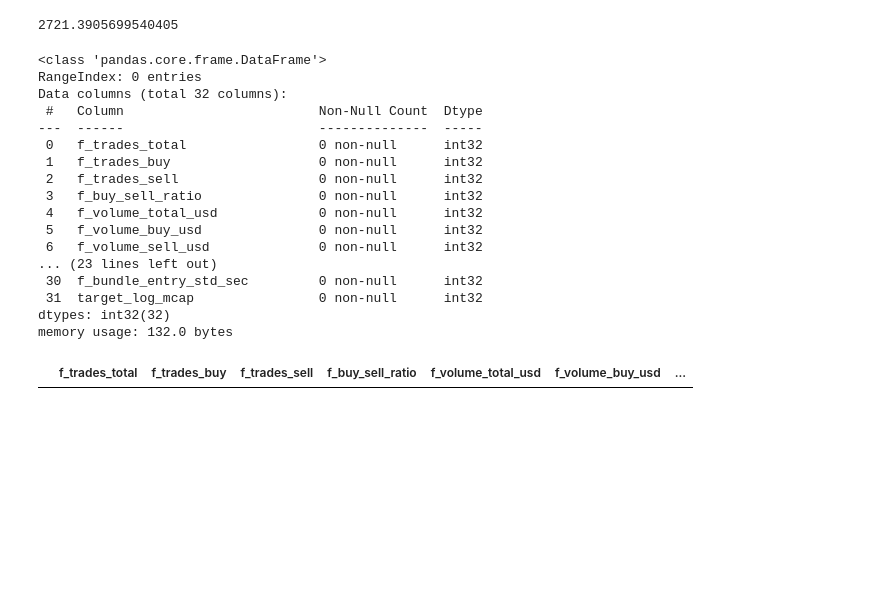
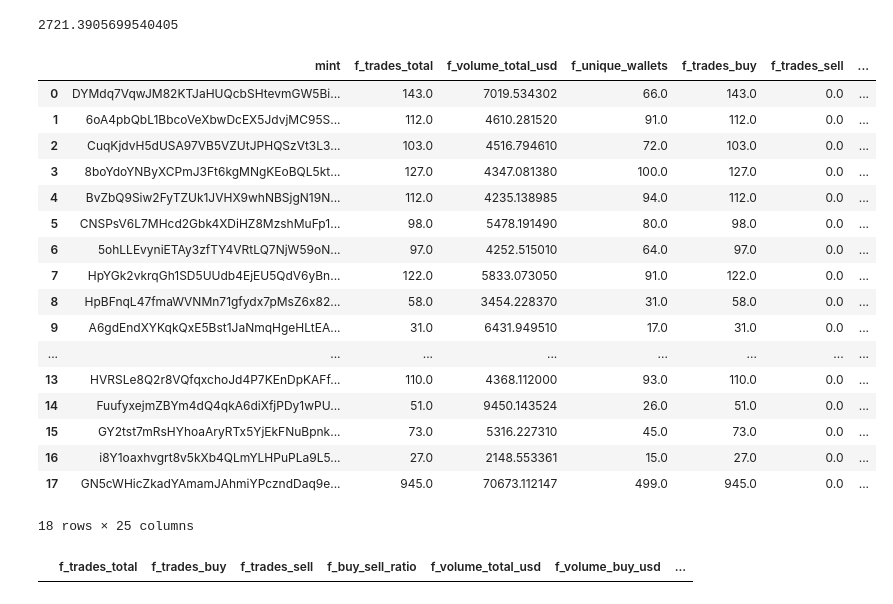
Before and after one commit to SanCheeze/token_inspector, a Jupyter notebook: jupyter/Untitled.ipynb, the cells around one changed output. Saved outputs shown, nothing was run; the diff lists cells and outputs as text; code cells hidden in the pictures; blank space fills up the shorter version.

```diff
--- a/jupyter/Untitled.ipynb
+++ b/jupyter/Untitled.ipynb
@@ -155,26 +155,27 @@ usd_price * current_supply
 # %%
 import pandas as pd
 
-df = pd.read_parquet("ml/data/dataset.parquet", engine="fastparquet")
-df.info()
+df = pd.read_parquet("ml\data\ds_v1.parquet", engine="fastparquet")
+df
 # %% [output]
+|  | mint | f_trades_total | f_volume_total_usd | f_unique_wallets | f_trades_buy | f_trades_sell | ... |
+| 0 | DYMdq7VqwJM82KTJaHUQcbSHtevmGW5Bi... | 143.0 | 7019.534302 | 66.0 | 143.0 | 0.0 | ... |
+| 1 | 6oA4pbQbL1BbcoVeXbwDcEX5JdvjMC95S... | 112.0 | 4610.281520 | 91.0 | 112.0 | 0.0 | ... |
+| 2 | CuqKjdvH5dUSA97VB5VZUtJPHQSzVt3L3... | 103.0 | 4516.794610 | 72.0 | 103.0 | 0.0 | ... |
+| 3 | 8boYdoYNByXCPmJ3Ft6kgMNgKEoBQL5kt... | 127.0 | 4347.081380 | 100.0 | 127.0 | 0.0 | ... |
+| 4 | BvZbQ9Siw2FyTZUk1JVHX9whNBSjgN19N... | 112.0 | 4235.138985 | 94.0 | 112.0 | 0.0 | ... |
+| 5 | CNSPsV6L7MHcd2Gbk4XDiHZ8MzshMuFp1... | 98.0 | 5478.191490 | 80.0 | 98.0 | 0.0 | ... |
+| 6 | 5ohLLEvyniETAy3zfTY4VRtLQ7NjW59oN... | 97.0 | 4252.515010 | 64.0 | 97.0 | 0.0 | ... |
+| 7 | HpYGk2vkrqGh1SD5UUdb4EjEU5QdV6yBn... | 122.0 | 5833.073050 | 91.0 | 122.0 | 0.0 | ... |
+| 8 | HpBFnqL47fmaWVNMn71gfydx7pMsZ6x82... | 58.0 | 3454.228370 | 31.0 | 58.0 | 0.0 | ... |
+| 9 | A6gdEndXYKqkQxE5Bst1JaNmqHgeHLtEA... | 31.0 | 6431.949510 | 17.0 | 31.0 | 0.0 | ... |
+| ... | ... | ... | ... | ... | ... | ... | ... |
+| 13 | HVRSLe8Q2r8VQfqxchoJd4P7KEnDpKAFf... | 110.0 | 4368.112000 | 93.0 | 110.0 | 0.0 | ... |
+| 14 | FuufyxejmZBYm4dQ4qkA6diXfjPDy1wPU... | 51.0 | 9450.143524 | 26.0 | 51.0 | 0.0 | ... |
+| 15 | GY2tst7mRsHYhoaAryRTx5YjEkFNuBpnk... | 73.0 | 5316.227310 | 45.0 | 73.0 | 0.0 | ... |
+| 16 | i8Y1oaxhvgrt8v5kXb4QLmYLHPuPLa9L5... | 27.0 | 2148.553361 | 15.0 | 27.0 | 0.0 | ... |
+| 17 | GN5cWHicZkadYAmamJAhmiYPczndDaq9e... | 945.0 | 70673.112147 | 499.0 | 945.0 | 0.0 | ... |
-<class 'pandas.core.frame.DataFrame'>
-RangeIndex: 0 entries
-Data columns (total 32 columns):
- #   Column                         Non-Null Count  Dtype
----  ------                         --------------  -----
- 0   f_trades_total                 0 non-null      int32
- 1   f_trades_buy                   0 non-null      int32
- 2   f_trades_sell                  0 non-null      int32
- 3   f_buy_sell_ratio               0 non-null      int32
- 4   f_volume_total_usd             0 non-null      int32
- 5   f_volume_buy_usd               0 non-null      int32
- 6   f_volume_sell_usd              0 non-null      int32
-... (23 lines left out)
- 30  f_bundle_entry_std_sec         0 non-null      int32
- 31  target_log_mcap                0 non-null      int32
-dtypes: int32(32)
-memory usage: 132.0 bytes
+18 rows × 25 columns
 # %%
 df
 # %% [output]
```
Also changed, not shown: 2 other files.
